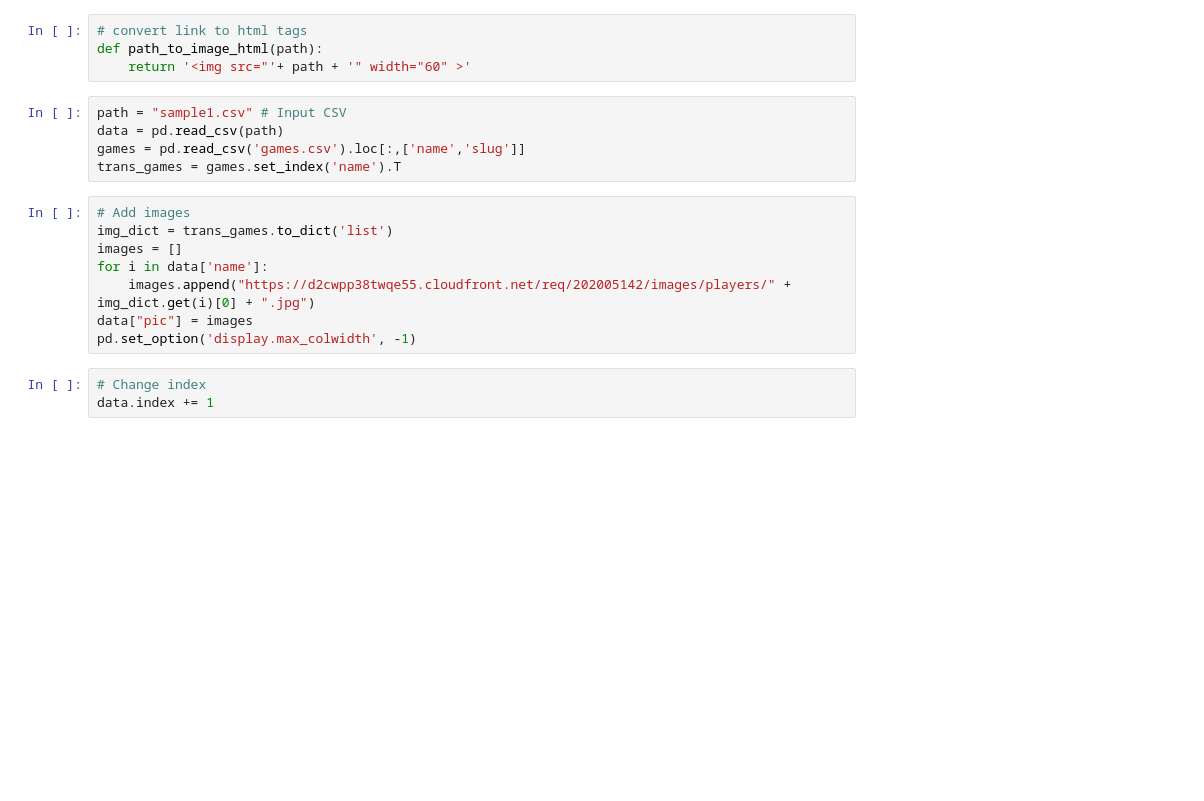
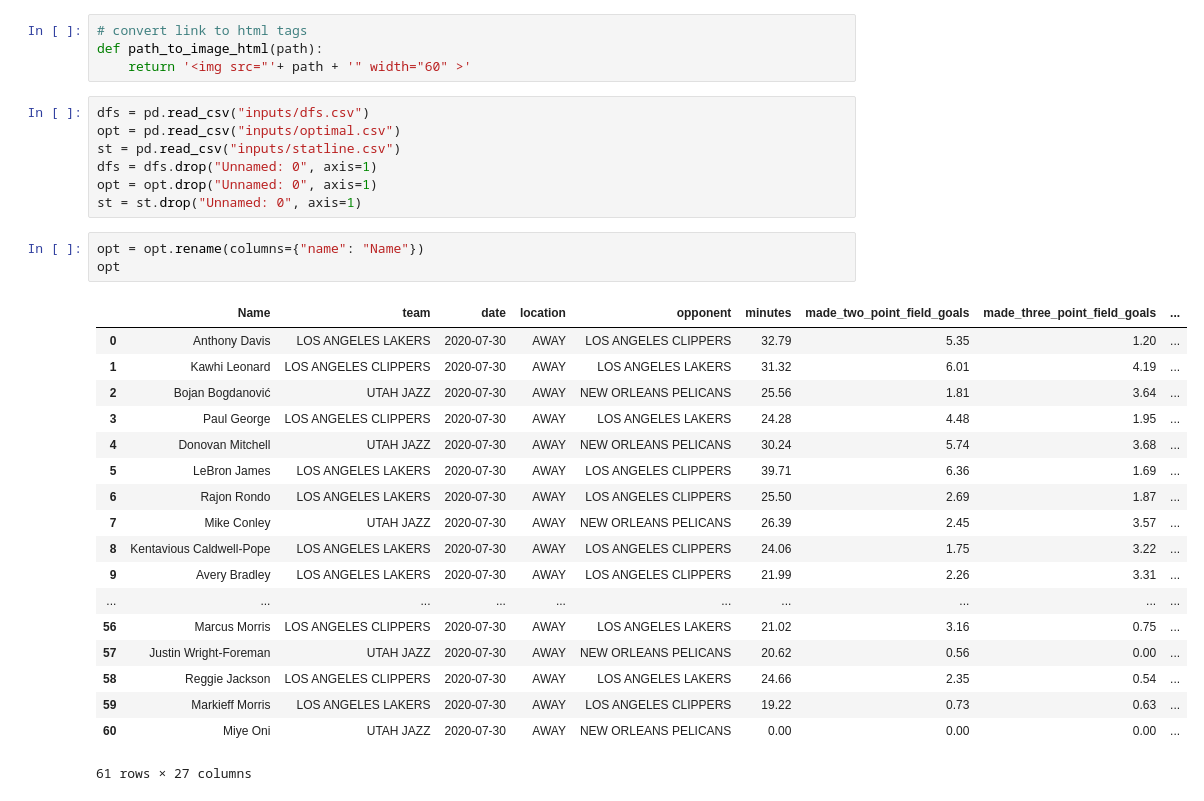
Before and after one commit to BerkeleySportsAnalytics/sagb-site, a Jupyter notebook: dfs/runner.ipynb, the cells around one changed output. Drawn from its saved outputs; the diff is of its cells as text; blank space fills up the shorter version.

```diff
--- a/dfs/runner.ipynb
+++ b/dfs/runner.ipynb
@@ -5,20 +5,33 @@ from IPython.display import Image, HTML
 # convert link to html tags
 def path_to_image_html(path):
     return '<img src="'+ path + '" width="60" >'
-# %%
-path = "sample1.csv" # Input CSV
-data = pd.read_csv(path)
-games = pd.read_csv('games.csv').loc[:,['name','slug']]
-trans_games = games.set_index('name').T
-# %%
-# Add images
-img_dict = trans_games.to_dict('list')
-images = []
-for i in data['name']:
-    images.append("https://d2cwpp38twqe55.cloudfront.net/req/202005142/images/players/" + img_dict.get(i)[0] + ".jpg")
-data["pic"] = images
-pd.set_option('display.max_colwidth', -1)
-# %%
-# Change index
-data.index += 1
+# %%
+dfs = pd.read_csv("inputs/dfs.csv")
+opt = pd.read_csv("inputs/optimal.csv")
+st = pd.read_csv("inputs/statline.csv")
+dfs = dfs.drop("Unnamed: 0", axis=1)
+opt = opt.drop("Unnamed: 0", axis=1)
+st = st.drop("Unnamed: 0", axis=1)
+# %%
+opt = opt.rename(columns={"name": "Name"})
+opt
+# %% [output]
+|  | Name | team | date | location | opponent | minutes | made_two_point_field_goals | made_three_point_field_goals | ... |
+| 0 | Anthony Davis | LOS ANGELES LAKERS | 2020-07-30 | AWAY | LOS ANGELES CLIPPERS | 32.79 | 5.35 | 1.20 | ... |
+| 1 | Kawhi Leonard | LOS ANGELES CLIPPERS | 2020-07-30 | AWAY | LOS ANGELES LAKERS | 31.32 | 6.01 | 4.19 | ... |
+| 2 | Bojan Bogdanović | UTAH JAZZ | 2020-07-30 | AWAY | NEW ORLEANS PELICANS | 25.56 | 1.81 | 3.64 | ... |
+| 3 | Paul George | LOS ANGELES CLIPPERS | 2020-07-30 | AWAY | LOS ANGELES LAKERS | 24.28 | 4.48 | 1.95 | ... |
+| 4 | Donovan Mitchell | UTAH JAZZ | 2020-07-30 | AWAY | NEW ORLEANS PELICANS | 30.24 | 5.74 | 3.68 | ... |
+| 5 | LeBron James | LOS ANGELES LAKERS | 2020-07-30 | AWAY | LOS ANGELES CLIPPERS | 39.71 | 6.36 | 1.69 | ... |
+| 6 | Rajon Rondo | LOS ANGELES LAKERS | 2020-07-30 | AWAY | LOS ANGELES CLIPPERS | 25.50 | 2.69 | 1.87 | ... |
+| 7 | Mike Conley | UTAH JAZZ | 2020-07-30 | AWAY | NEW ORLEANS PELICANS | 26.39 | 2.45 | 3.57 | ... |
+| 8 | Kentavious Caldwell-Pope | LOS ANGELES LAKERS | 2020-07-30 | AWAY | LOS ANGELES CLIPPERS | 24.06 | 1.75 | 3.22 | ... |
+| 9 | Avery Bradley | LOS ANGELES LAKERS | 2020-07-30 | AWAY | LOS ANGELES CLIPPERS | 21.99 | 2.26 | 3.31 | ... |
+| ... | ... | ... | ... | ... | ... | ... | ... | ... | ... |
+| 56 | Marcus Morris | LOS ANGELES CLIPPERS | 2020-07-30 | AWAY | LOS ANGELES LAKERS | 21.02 | 3.16 | 0.75 | ... |
+| 57 | Justin Wright-Foreman | UTAH JAZZ | 2020-07-30 | AWAY | NEW ORLEANS PELICANS | 20.62 | 0.56 | 0.00 | ... |
+| 58 | Reggie Jackson | LOS ANGELES CLIPPERS | 2020-07-30 | AWAY | LOS ANGELES LAKERS | 24.66 | 2.35 | 0.54 | ... |
+| 59 | Markieff Morris | LOS ANGELES LAKERS | 2020-07-30 | AWAY | LOS ANGELES CLIPPERS | 19.22 | 0.73 | 0.63 | ... |
+| 60 | Miye Oni | UTAH JAZZ | 2020-07-30 | AWAY | NEW ORLEANS PELICANS | 0.00 | 0.00 | 0.00 | ... |
+61 rows × 27 columns
 # %%
```
Also changed, not shown: parts of 3 cells of this notebook, 11 other files.
